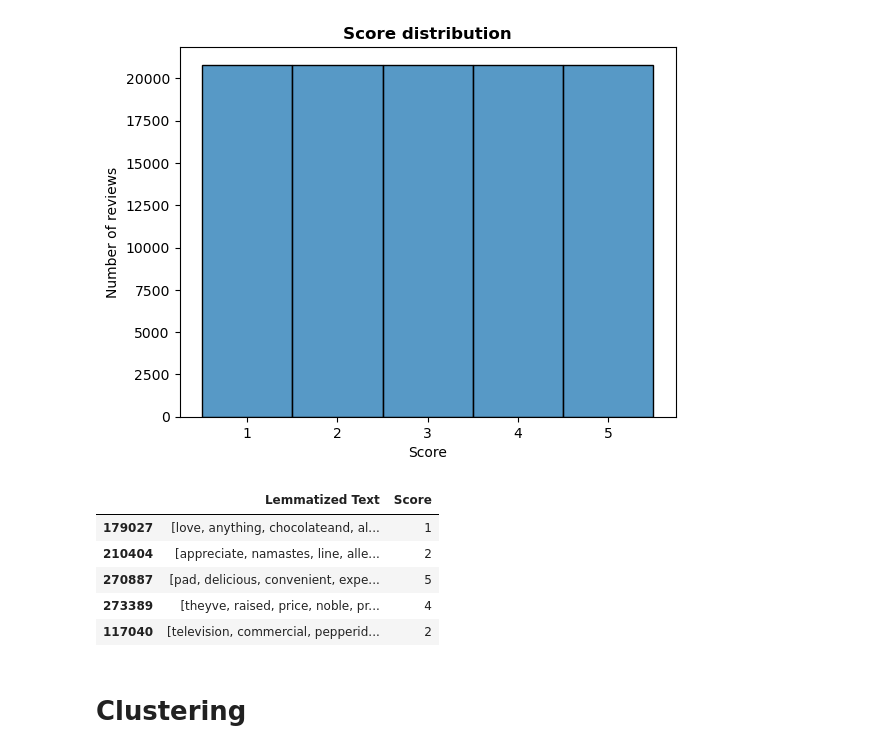
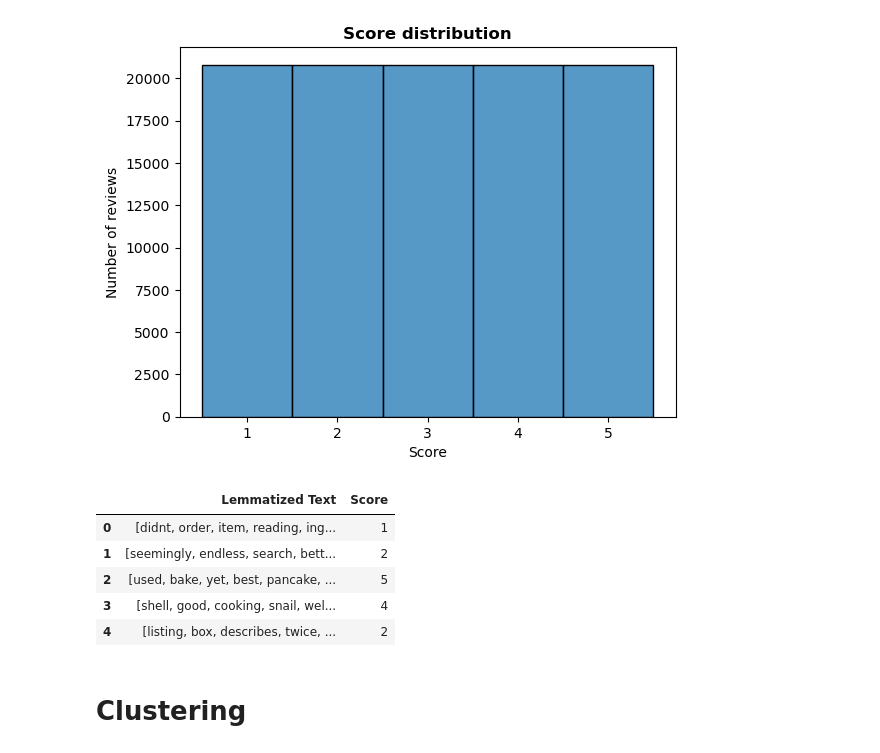
Before and after one commit to rmarconzini/amazon-fine-food-reviews-classification-clustering, a Jupyter notebook: Clustering.ipynb, the cells around one changed output. Drawn from its saved outputs; the diff is of its cells as text; code cells hidden in the pictures.

Commit message:
clustering

```diff
--- a/Clustering.ipynb
+++ b/Clustering.ipynb
@@ -115,15 +115,16 @@ Text(0, 0.5, 'Number of reviews')
 # %%
 # Eseguo uno shuffle dei dati
 
 df_4_clustering = shuffle(df_downsampled, random_state = 123)
+df_4_clustering.reset_index(drop=True, inplace=True)
 df_4_clustering.head()
 # %% [output]
 |  | Lemmatized Text | Score |
-| 179027 | [love, anything, chocolateand, al... | 1 |
-| 210404 | [appreciate, namastes, line, alle... | 2 |
-| 270887 | [pad, delicious, convenient, expe... | 5 |
-| 273389 | [theyve, raised, price, noble, pr... | 4 |
-| 117040 | [television, commercial, pepperid... | 2 |
+| 0 | [didnt, order, item, reading, ing... | 1 |
+| 1 | [seemingly, endless, search, bett... | 2 |
+| 2 | [used, bake, yet, best, pancake, ... | 5 |
+| 3 | [shell, good, cooking, snail, wel... | 4 |
+| 4 | [listing, box, describes, twice, ... | 2 |
 # %%
 # Divido x e y
 
```
Also changed, not shown: parts of 32 cells of this notebook.
